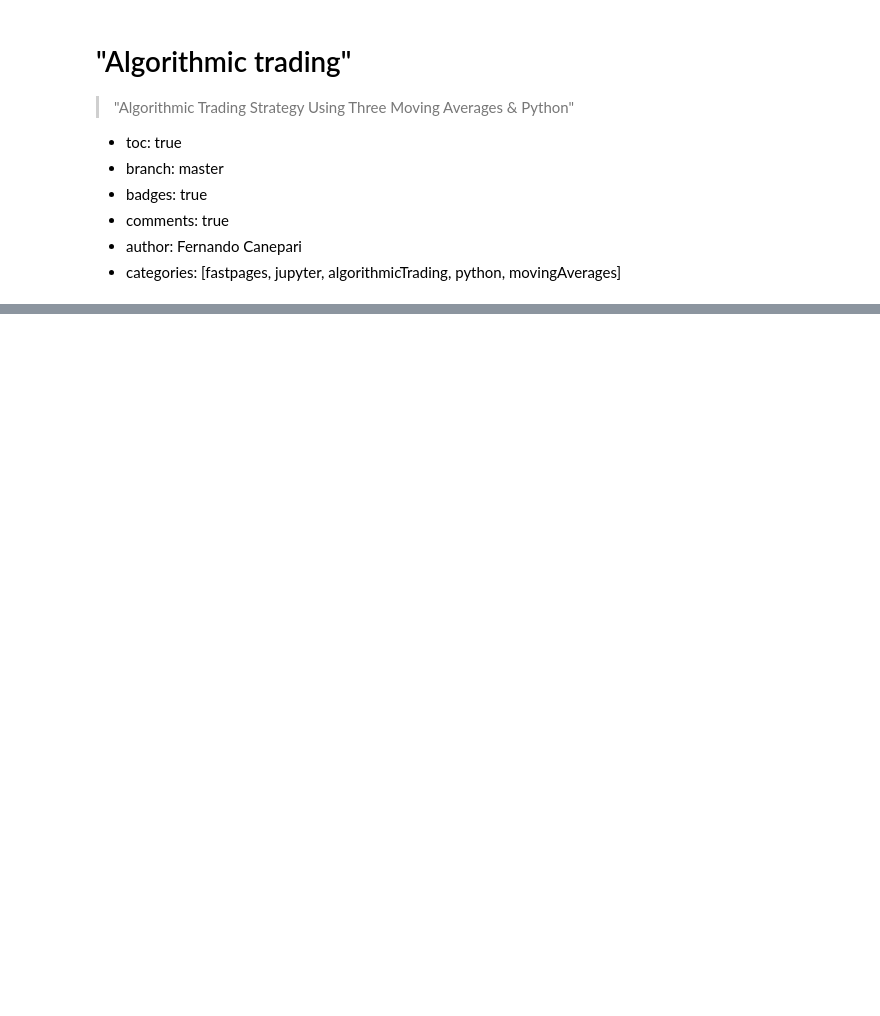
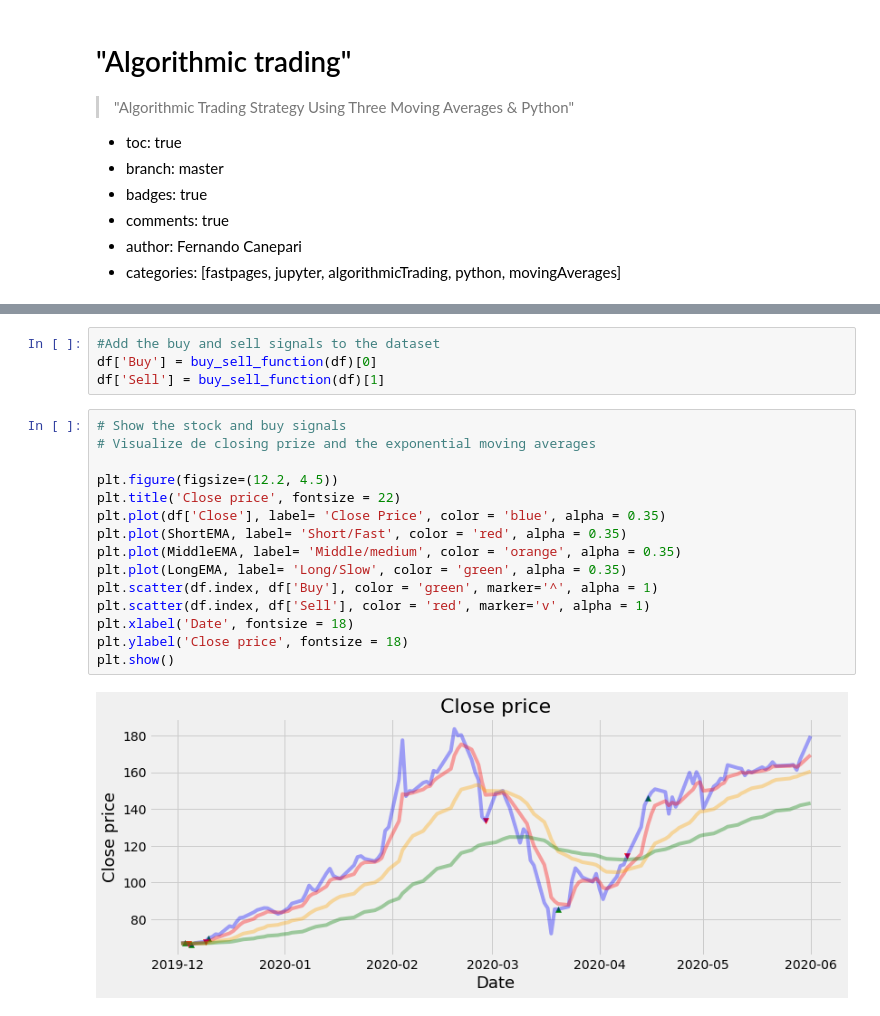
Before and after one commit to fercanepari/JupyterNotebookFastPages, a Jupyter notebook: _notebooks/2021-08-12-Algorithmic-Trading-Strategy-Using-Three-Moving-Averages.ipynb, the cells around one changed output, grey strips where cells are left out. Cells and saved outputs as stored; diff of their text form; blank space fills up the shorter version.

```diff
--- a/_notebooks/2021-08-12-Algorithmic-Trading-Strategy-Using-Three-Moving-Averages.ipynb
+++ b/_notebooks/2021-08-12-Algorithmic-Trading-Strategy-Using-Three-Moving-Averages.ipynb
@@ -35,0 +105,21 @@ plt.show()
+# %%
+#Add the buy and sell signals to the dataset
+df['Buy'] = buy_sell_function(df)[0]
+df['Sell'] = buy_sell_function(df)[1]
+# %%
+# Show the stock and buy signals
+# Visualize de closing prize and the exponential moving averages
+
+plt.figure(figsize=(12.2, 4.5))
+plt.title('Close price', fontsize = 22)
+plt.plot(df['Close'], label= 'Close Price', color = 'blue', alpha = 0.35)
+plt.plot(ShortEMA, label= 'Short/Fast', color = 'red', alpha = 0.35)
+plt.plot(MiddleEMA, label= 'Middle/medium', color = 'orange', alpha = 0.35)
+plt.plot(LongEMA, label= 'Long/Slow', color = 'green', alpha = 0.35)
+plt.scatter(df.index, df['Buy'], color = 'green', marker='^', alpha = 1)
+plt.scatter(df.index, df['Sell'], color = 'red', marker='v', alpha = 1)
+plt.xlabel('Date', fontsize = 18)
+plt.ylabel('Close price', fontsize = 18)
+plt.show()
+# %% [output]
+[figure, added]
```
Also changed, not shown: parts of 7 cells of this notebook.
